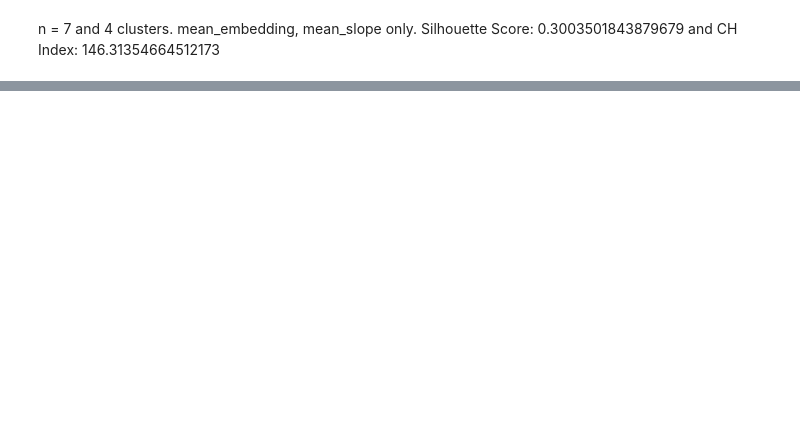
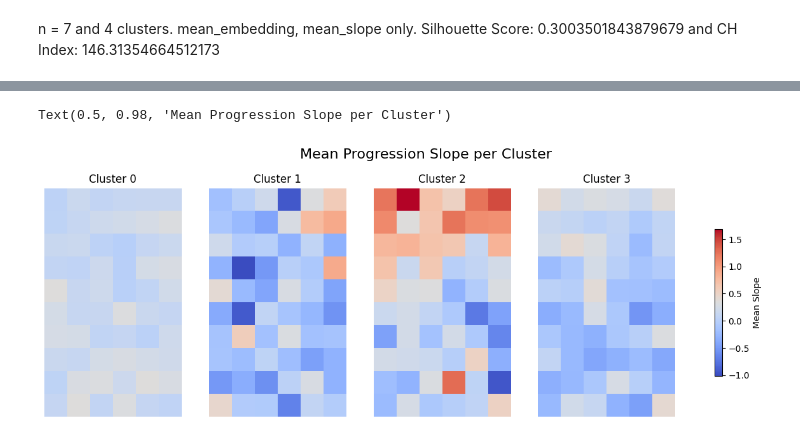
Before and after one commit to lilyhirano/Visual-Field-Analysis, a Jupyter notebook: unsupervised_model/test.ipynb, the cells around one changed output, grey strips where cells are left out. Drawn from its saved outputs; the diff is of its cells as text; code cells hidden in the pictures; blank space fills up the shorter version.

Commit message:
analysis progress

```diff
--- a/unsupervised_model/test.ipynb
+++ b/unsupervised_model/test.ipynb
@@ -142,0 +151,3 @@ n = 7 and 4 clusters. mean_embedding, mean_slope only. Silhouette Score: 0.30035
+# %%
+for c, idx in clusters.items():
+    print(c, len(idx))
@@ -142,0 +164,9 @@ n = 7 and 4 clusters. mean_embedding, mean_slope only. Silhouette Score: 0.30035
+# %%
+n_clusters = len(clusters)
+fig, axes = plt.subplots(1, n_clusters, figsize=(4*n_clusters, 5))
+
+for ax, c in zip(axes, clusters):
+    m = baseline_means[c].reshape(10, 6)
+    im = ax.imshow(m, cmap='viridis')
+    ax.set_title(f"Cluster {c}")
+    ax.axis('off')
@@ -142,0 +175,35 @@ n = 7 and 4 clusters. mean_embedding, mean_slope only. Silhouette Score: 0.30035
+# %%
+N, T, P = patients.shape
+mean_slope_vf = np.zeros((N, P))
+
+for i in range(N):
+    valid_visits = patients[i][masks[i]==1]  # only real visits
+    if len(valid_visits) > 1:
+        diffs = np.diff(valid_visits, axis=0)  # difference between consecutive visits
+        mean_slope_vf[i] = - np.mean(diffs, axis=0)  # average slope per VF location
+    else:
+        mean_slope_vf[i] = np.zeros(P)
+
+
+
+cluster_slope_vf = {}
+for c, idx in clusters.items():
+    cluster_slope_vf[c] = np.mean(mean_slope_vf[idx], axis=0)
+# %%
+n_clusters = len(clusters)
+fig, axes = plt.subplots(1, n_clusters, figsize=(4*n_clusters, 5))
+
+vmin = min([cluster_slope_vf[c].min() for c in clusters])
+vmax = max([cluster_slope_vf[c].max() for c in clusters])
+
+for ax, c in zip(axes, clusters):
+    s = cluster_slope_vf[c].reshape(10, 6)
+    im = ax.imshow(s, cmap='coolwarm', vmin=vmin, vmax=vmax)
+    ax.set_title(f"Cluster {c}")
+    ax.axis('off')
+
+fig.colorbar(im, ax=axes.ravel().tolist(), shrink=0.6, label='Mean Slope')
+plt.suptitle("Mean Progression Slope per Cluster", fontsize=16)
+# %% [output]
+Text(0.5, 0.98, 'Mean Progression Slope per Cluster')
+[figure, added]
```
Also changed, not shown: parts of 10 cells of this notebook, 2 other files.
